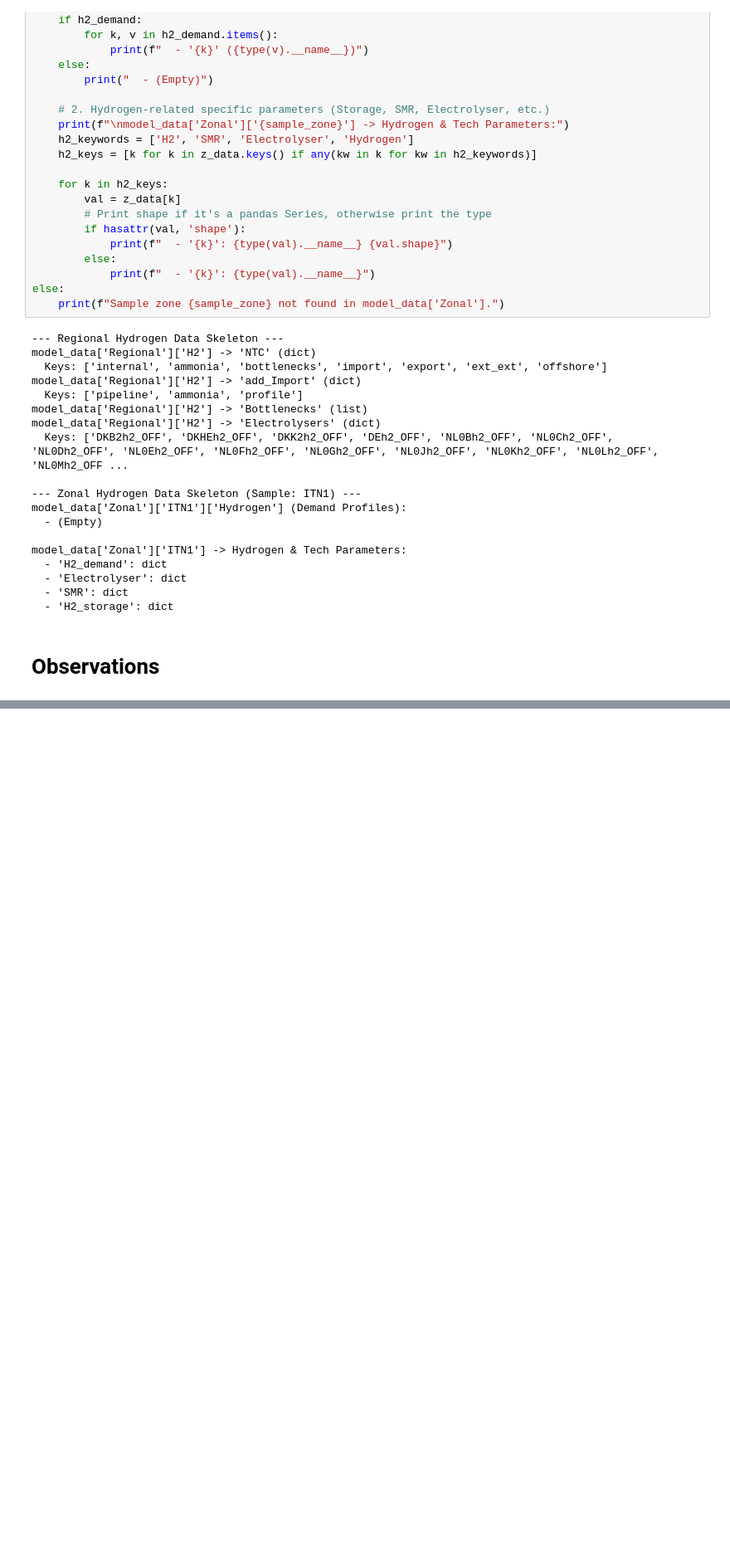
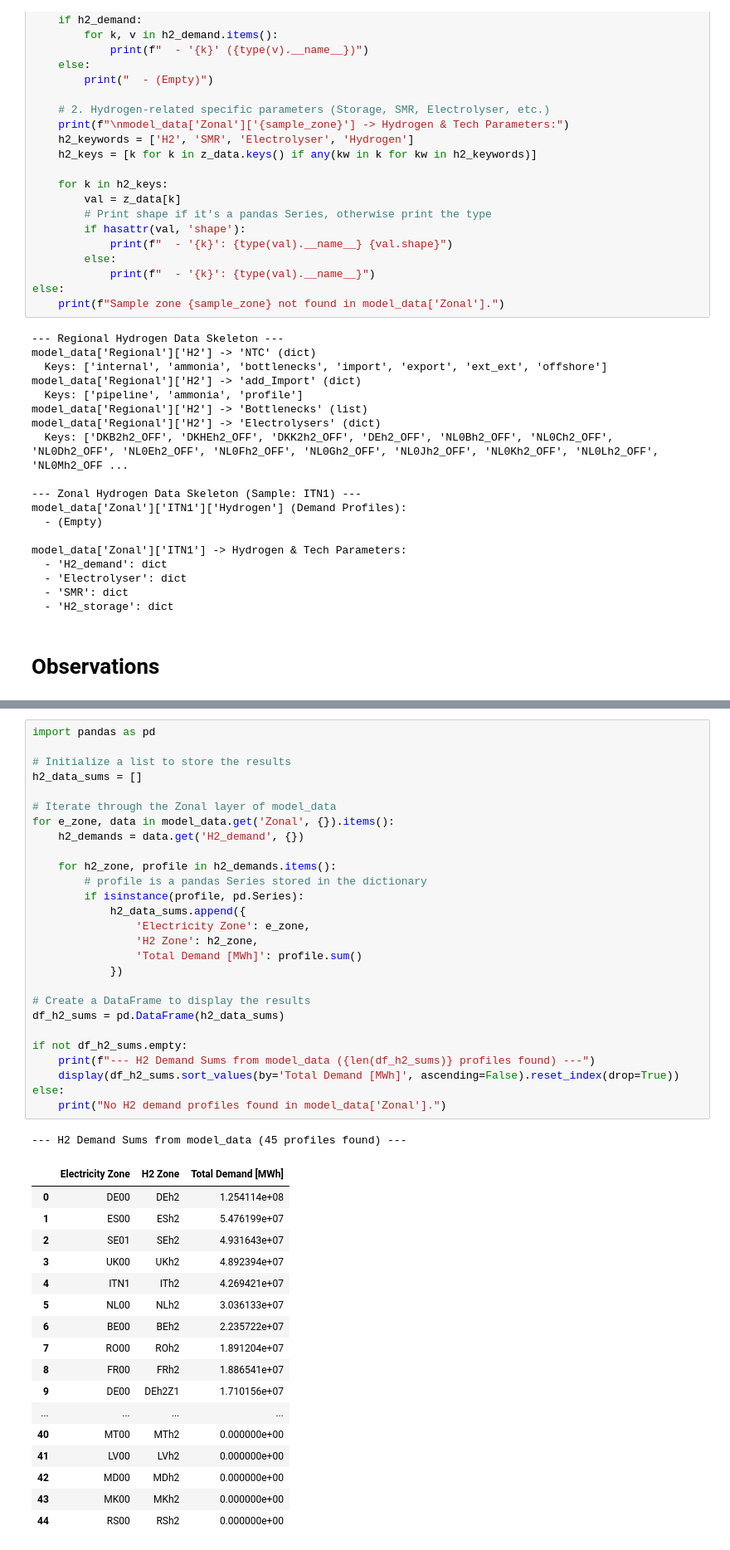
Before and after one commit to IgorKovacevicENNOH/ENNOH_Modelling, a Jupyter notebook: Intermediate_to_model_data_II.ipynb, the cells around one changed output, grey strips where cells are left out. Shown at 83% size. Saved outputs shown, nothing was run; the diff lists cells and outputs as text; blank space fills up the shorter version.

```diff
--- a/Intermediate_to_model_data_II.ipynb
+++ b/Intermediate_to_model_data_II.ipynb
@@ -2321,0 +2517,46 @@ model_data['Zonal']['ITN1'] -> Hydrogen & Tech Parameters:
+# %%
+import pandas as pd
+
+# Initialize a list to store the results
+h2_data_sums = []
+
+# Iterate through the Zonal layer of model_data
+for e_zone, data in model_data.get('Zonal', {}).items():
+    h2_demands = data.get('H2_demand', {})
+
+    for h2_zone, profile in h2_demands.items():
+        # profile is a pandas Series stored in the dictionary
+        if isinstance(profile, pd.Series):
+            h2_data_sums.append({
+                'Electricity Zone': e_zone,
+                'H2 Zone': h2_zone,
+                'Total Demand [MWh]': profile.sum()
+            })
+
+# Create a DataFrame to display the results
+df_h2_sums = pd.DataFrame(h2_data_sums)
+
+if not df_h2_sums.empty:
+    print(f"--- H2 Demand Sums from model_data ({len(df_h2_sums)} profiles found) ---")
+    display(df_h2_sums.sort_values(by='Total Demand [MWh]', ascending=False).reset_index(drop=True))
+else:
+    print("No H2 demand profiles found in model_data['Zonal'].")
+# %% [output]
+--- H2 Demand Sums from model_data (45 profiles found) ---
+|  | Electricity Zone | H2 Zone | Total Demand [MWh] |
+| 0 | DE00 | DEh2 | 1.254114e+08 |
+| 1 | ES00 | ESh2 | 5.476199e+07 |
+| 2 | SE01 | SEh2 | 4.931643e+07 |
+| 3 | UK00 | UKh2 | 4.892394e+07 |
+| 4 | ITN1 | ITh2 | 4.269421e+07 |
+| 5 | NL00 | NLh2 | 3.036133e+07 |
+| 6 | BE00 | BEh2 | 2.235722e+07 |
+| 7 | RO00 | ROh2 | 1.891204e+07 |
+| 8 | FR00 | FRh2 | 1.886541e+07 |
+| 9 | DE00 | DEh2Z1 | 1.710156e+07 |
+| ... | ... | ... | ... |
+| 40 | MT00 | MTh2 | 0.000000e+00 |
+| 41 | LV00 | LVh2 | 0.000000e+00 |
+| 42 | MD00 | MDh2 | 0.000000e+00 |
+| 43 | MK00 | MKh2 | 0.000000e+00 |
+| 44 | RS00 | RSh2 | 0.000000e+00 |
```
Also changed, not shown: parts of 22 cells of this notebook.
